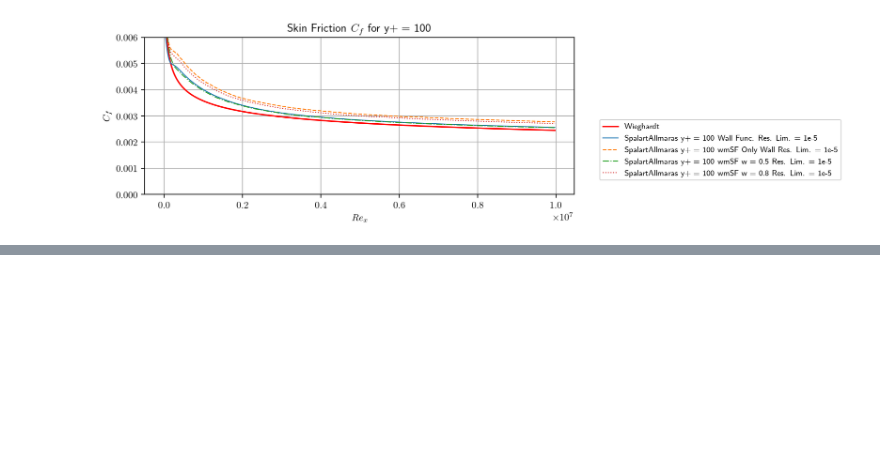
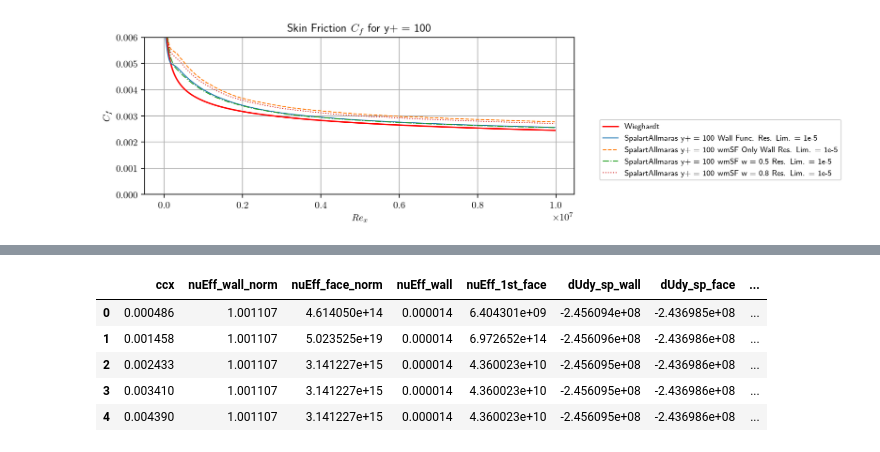
Before and after one commit to AndreWeiner/wall_modeling, a Jupyter notebook: notebooks/Comparison_Cf_wmSF_Sigmoid.ipynb, the cells around one changed output, grey strips where cells are left out. Cells and saved outputs as stored; diff of their text form; code cells hidden in the pictures; blank space fills up the shorter version.

```diff
--- a/notebooks/Comparison_Cf_wmSF_Sigmoid.ipynb
+++ b/notebooks/Comparison_Cf_wmSF_Sigmoid.ipynb
@@ -180,0 +194,11 @@ for j in range(len(yp)):
+# %%
+tauw_path_3565 = [run + 'turbulentFlatPlate_wmSF_1stface_3565/yplus_{}/{}yp_surfaceFields.csv'.format(yp[j], yp[j]) for j in range(len(yp)) for i in range(len(res_list))]
+tauw_data_3565 = [pd.read_csv(tauw_path_3565[i + len(res_list)*j]) for j in range(len(yp)) for i in range(len(res_list))]
+tauw_data_3565[0].head()
+# %% [output]
+|  | ccx | nuEff_wall_norm | nuEff_face_norm | nuEff_wall | nuEff_1st_face | dUdy_sp_wall | dUdy_sp_face | ... |
+| 0 | 0.000486 | 1.001107 | 4.614050e+14 | 0.000014 | 6.404301e+09 | -2.456094e+08 | -2.436985e+08 | ... |
+| 1 | 0.001458 | 1.001107 | 5.023525e+19 | 0.000014 | 6.972652e+14 | -2.456096e+08 | -2.436986e+08 | ... |
+| 2 | 0.002433 | 1.001107 | 3.141227e+15 | 0.000014 | 4.360023e+10 | -2.456095e+08 | -2.436986e+08 | ... |
+| 3 | 0.003410 | 1.001107 | 3.141227e+15 | 0.000014 | 4.360023e+10 | -2.456095e+08 | -2.436986e+08 | ... |
+| 4 | 0.004390 | 1.001107 | 3.141227e+15 | 0.000014 | 4.360023e+10 | -2.456095e+08 | -2.436986e+08 | ... |
```
Also changed, not shown: parts of 6 cells of this notebook.
